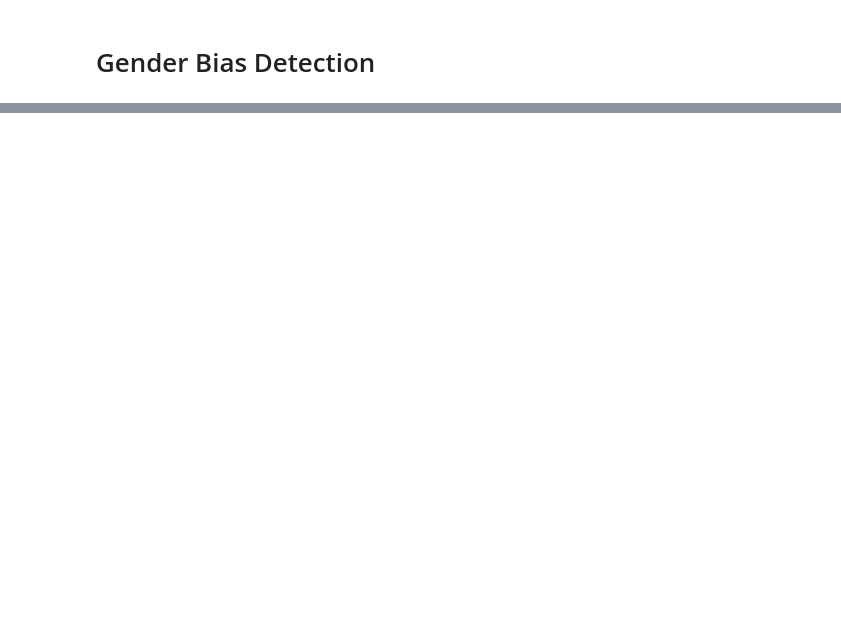
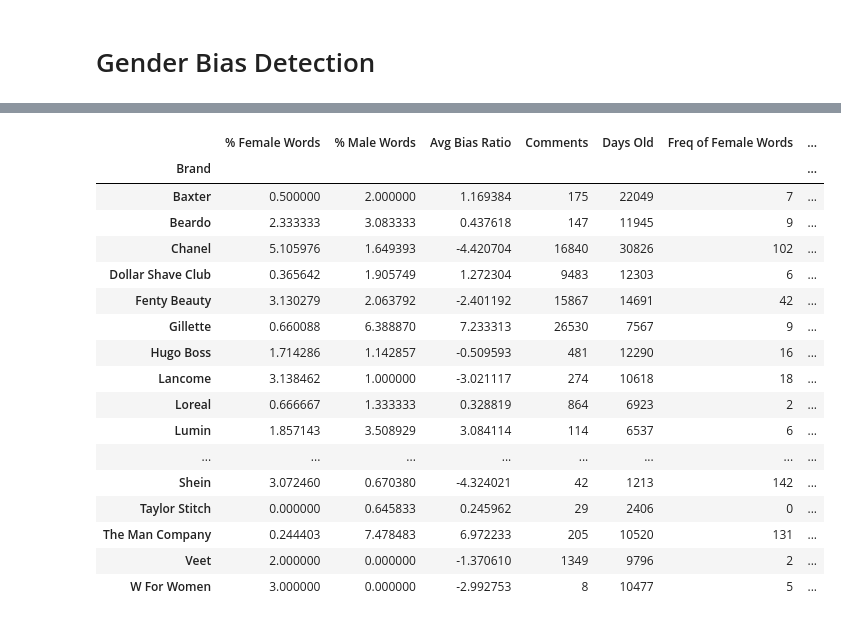
Before and after one commit to Shrinidhi1/Leveraging-Gender-bias-in-Brands, a Jupyter notebook: GenderBias.ipynb, the cells around one changed output, grey strips where cells are left out. Cells and saved outputs as stored; diff of their text form; code cells hidden in the pictures; blank space fills up the shorter version.

```diff
--- a/GenderBias.ipynb
+++ b/GenderBias.ipynb
@@ -99,0 +262,30 @@ genbit_metrics_object.get_metrics(output_statistics=True, output_word_list=True)
+# %%
+df["Length"] = df["Transcript"].str.len()
+df["Group"] = df["Group"].map({'M': 1, 'F': 2})
+# %%
+new_df = pd.pivot_table(df, index='Brand', aggfunc='sum')
+# %%
+new_df["Group"] = new_df["Group"]/10
+# %%
+new_df["Group"] = new_df["Group"].astype(int)
+# %%
+new_df
+# %% [output]
+|  | % Female Words | % Male Words | Avg Bias Ratio | Comments | Days Old | Freq of Female Words | ... |
+| Brand |  |  |  |  |  |  | ... |
+| Baxter | 0.500000 | 2.000000 | 1.169384 | 175 | 22049 | 7 | ... |
+| Beardo | 2.333333 | 3.083333 | 0.437618 | 147 | 11945 | 9 | ... |
+| Chanel | 5.105976 | 1.649393 | -4.420704 | 16840 | 30826 | 102 | ... |
+| Dollar Shave Club | 0.365642 | 1.905749 | 1.272304 | 9483 | 12303 | 6 | ... |
+| Fenty Beauty | 3.130279 | 2.063792 | -2.401192 | 15867 | 14691 | 42 | ... |
+| Gillette | 0.660088 | 6.388870 | 7.233313 | 26530 | 7567 | 9 | ... |
+| Hugo Boss | 1.714286 | 1.142857 | -0.509593 | 481 | 12290 | 16 | ... |
+| Lancome | 3.138462 | 1.000000 | -3.021117 | 274 | 10618 | 18 | ... |
+| Loreal | 0.666667 | 1.333333 | 0.328819 | 864 | 6923 | 2 | ... |
+| Lumin | 1.857143 | 3.508929 | 3.084114 | 114 | 6537 | 6 | ... |
+| ... | ... | ... | ... | ... | ... | ... | ... |
+| Shein | 3.072460 | 0.670380 | -4.324021 | 42 | 1213 | 142 | ... |
+| Taylor Stitch | 0.000000 | 0.645833 | 0.245962 | 29 | 2406 | 0 | ... |
+| The Man Company | 0.244403 | 7.478483 | 6.972233 | 205 | 10520 | 131 | ... |
+| Veet | 2.000000 | 0.000000 | -1.370610 | 1349 | 9796 | 2 | ... |
+| W For Women | 3.000000 | 0.000000 | -2.992753 | 8 | 10477 | 5 | ... |
```
Also changed, not shown: parts of 151 cells of this notebook.
